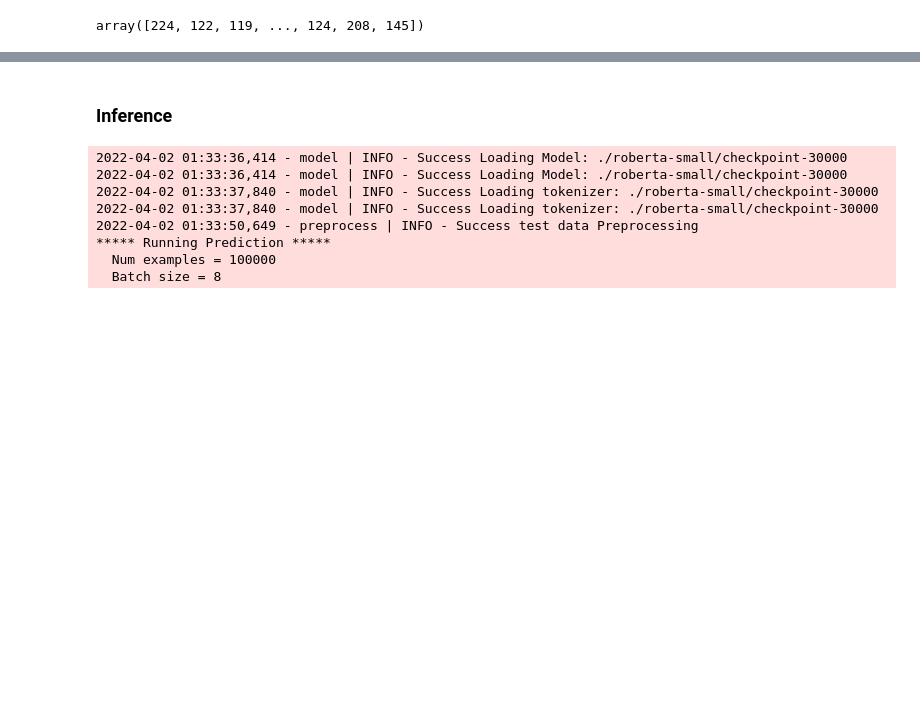
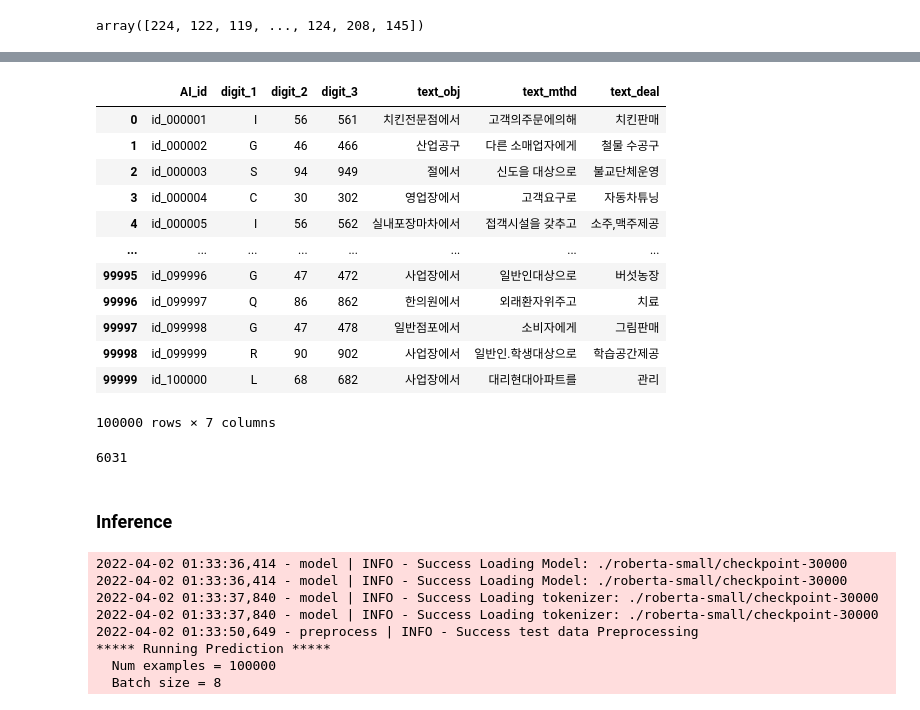
Before and after one commit to sw6820/kostat, a Jupyter notebook: code/train_and_inference.ipynb, the cells around one changed output, grey strips where cells are left out. Saved outputs shown, nothing was run; the diff lists cells and outputs as text; code cells hidden in the pictures; blank space fills up the shorter version.

```diff
--- a/code/train_and_inference.ipynb
+++ b/code/train_and_inference.ipynb
@@ -252,0 +228,18 @@ Model weights saved in ./roberta-small/result/best_model/pytorch_model.bin
+# %%
+submission_name = "roberta-base_ensemble"
+
+# If you use ensemble inference
+ensemble_entry = ['./roberta-base_0/checkpoint-25000',
+                  './roberta-base_1/checkpoint-25000',
+                  './roberta-base_2/checkpoint-25000',
+                  './roberta-base_3/checkpoint-25000',
+                  './roberta-base_4/checkpoint-25000']
+# %%
+from ensemble import Ensemble
+
+test = pd.read_csv('data/2. 모델개발용자료.txt', sep='|', encoding='cp949')
+submission = pd.read_csv("data/답안 작성용 파일.csv", encoding='cp949')
+
+ensemble_model = Ensemble(test, submission, ensemble_entry)
+# %%
+submission = ensemble_model.soft_ensemble()
@@ -253,2 +330,27 @@ Model weights saved in ./roberta-small/result/best_model/pytorch_model.bin
+# %%
+submission
+# %% [output]
+|  | AI_id | digit_1 | digit_2 | digit_3 | text_obj | text_mthd | text_deal |
+| 0 | id_000001 | I | 56 | 561 | 치킨전문점에서 | 고객의주문에의해 | 치킨판매 |
+| 1 | id_000002 | G | 46 | 466 | 산업공구 | 다른 소매업자에게 | 철물 수공구 |
+| 2 | id_000003 | S | 94 | 949 | 절에서 | 신도을 대상으로 | 불교단체운영 |
+| 3 | id_000004 | C | 30 | 302 | 영업장에서 | 고객요구로 | 자동차튜닝 |
+| 4 | id_000005 | I | 56 | 562 | 실내포장마차에서 | 접객시설을 갖추고 | 소주,맥주제공 |
+| ... | ... | ... | ... | ... | ... | ... | ... |
+| 99995 | id_099996 | G | 47 | 472 | 사업장에서 | 일반인대상으로 | 버섯농장 |
+| 99996 | id_099997 | Q | 86 | 862 | 한의원에서 | 외래환자위주고 | 치료 |
+| 99997 | id_099998 | G | 47 | 478 | 일반점포에서 | 소비자에게 | 그림판매 |
+| 99998 | id_099999 | R | 90 | 902 | 사업장에서 | 일반인.학생대상으로 | 학습공간제공 |
+| 99999 | id_100000 | L | 68 | 682 | 사업장에서 | 대리현대아파트를 | 관리 |
+100000 rows × 7 columns
+# %%
+compare = pd.read_csv("koelectra-base.csv")
+count = 0
+for i in range(100000):
+  if compare["digit_3"][i] != submission["digit_3"][i]:
+    count += 1
+count
+# %% [output]
+6031
 # %% [markdown]
 ### Inference
```
Also changed, not shown: parts of 19 cells of this notebook, 1 other file.
